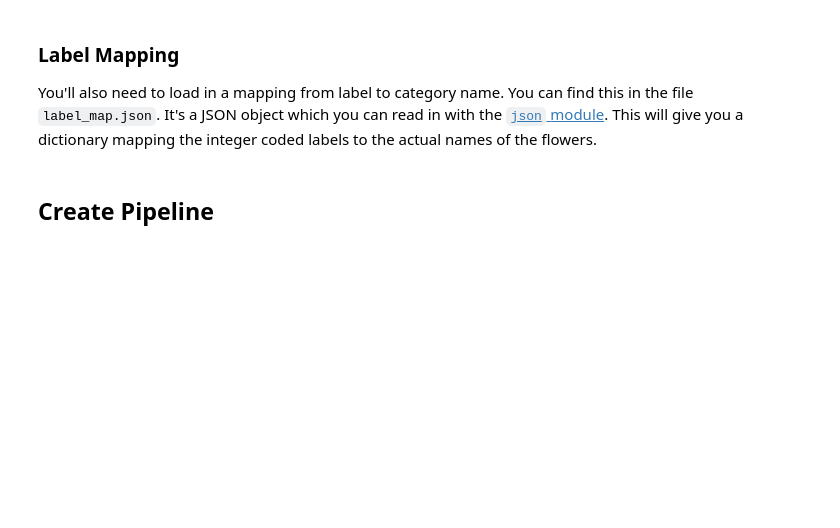
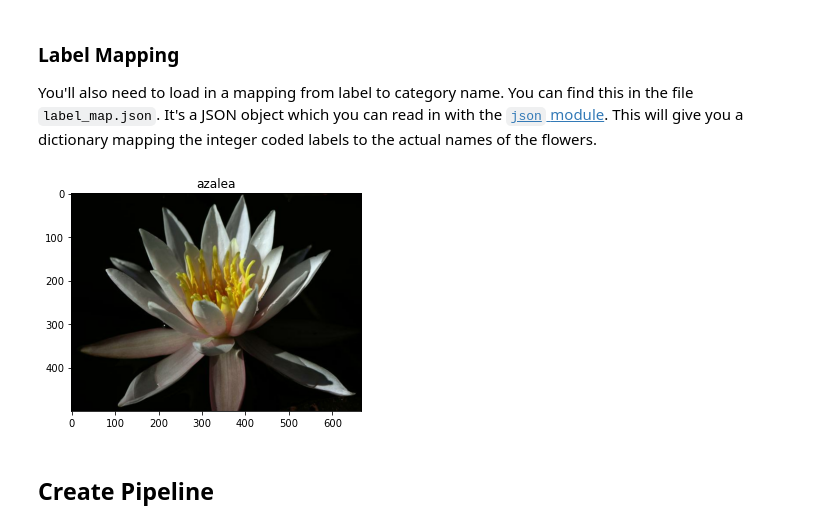
Before and after one commit to dobleuber/intro-to-ml-tensorflow, a Jupyter notebook: image_classifier/Project_Image_Classifier_Project.ipynb, the cells around one changed output. Drawn from its saved outputs; the diff is of its cells as text; code cells hidden in the pictures; blank space fills up the shorter version.

```diff
--- a/image_classifier/Project_Image_Classifier_Project.ipynb
+++ b/image_classifier/Project_Image_Classifier_Project.ipynb
@@ -73,5 +123,11 @@ with open('label_map.json', 'r') as f:
 # %%
 # TODO: Plot 1 image from the training set. Set the title
 # of the plot to the corresponding class name.
+class_name = class_names[str(label.numpy())]
+plt.title(class_name)
+plt.imshow(image)
+plt.show()
+# %% [output]
+[figure, added]
 # %% [markdown]
 ## Create Pipeline
```
Also changed, not shown: parts of 28 cells of this notebook, 3 other files.
